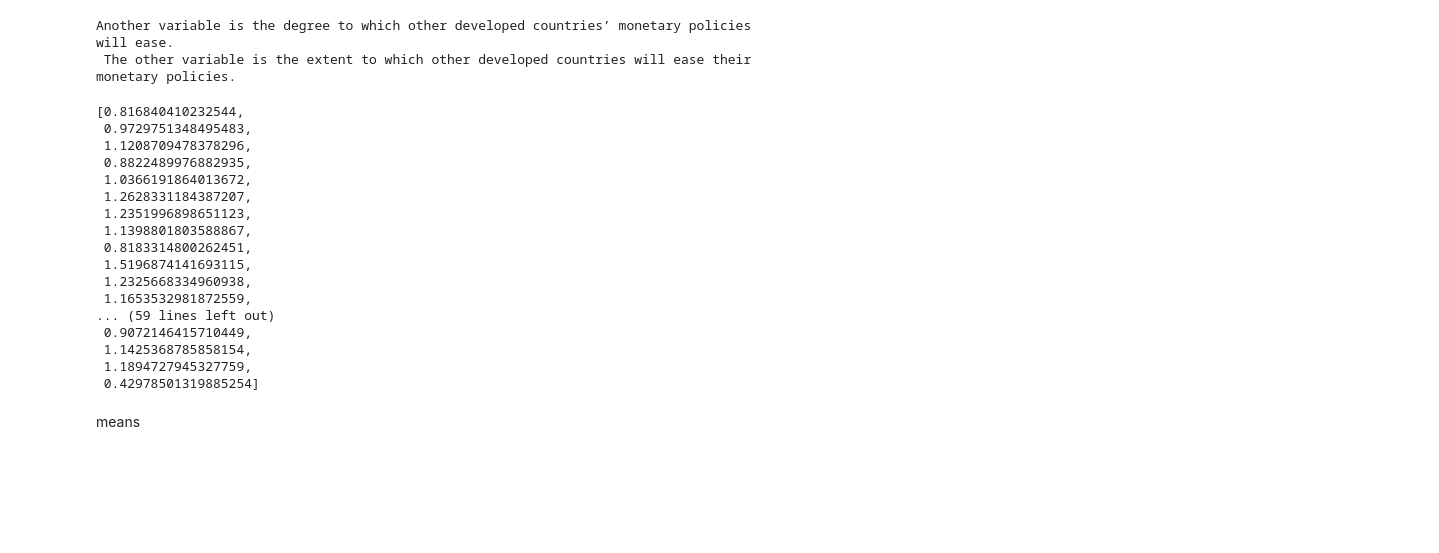
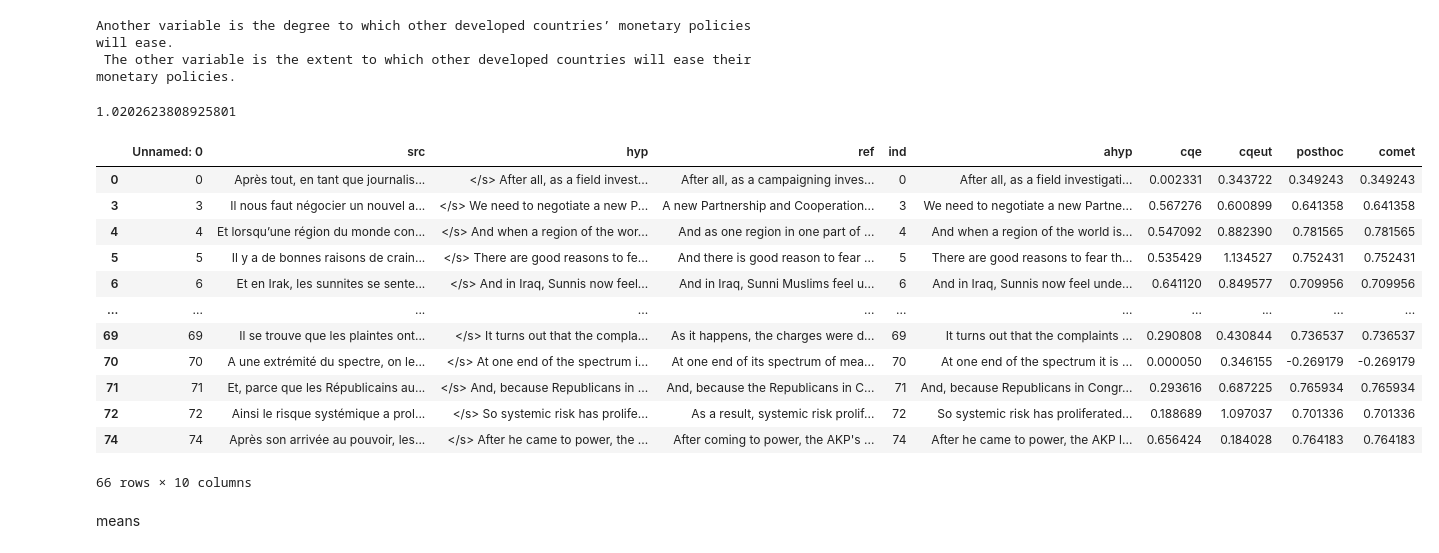
Before and after one commit to PrasannS/eel-reranking, a Jupyter notebook: lattice_deg_explore.ipynb, the cells around one changed output. Saved outputs shown, nothing was run; the diff lists cells and outputs as text; code cells hidden in the pictures; blank space fills up the shorter version.

```diff
--- a/lattice_deg_explore.ipynb
+++ b/lattice_deg_explore.ipynb
@@ -103,10 +67,8 @@ mean(comsco)
 # %%
-
-
 def get_act_hyps(hyplist, cutoff):
     res = []
     for h in hyplist:
-        cind = h[3:].index(cutoff)+len(cutoff)+3
+        cind = h.index(cutoff)+len(cutoff)
         res.append(h[cind:])
     return res
 
@@ -114,7 +76,7 @@ def get_process_lpreds(filename):
     lpreds = pd.read_csv(filename)
     lpreds['ind'] = lpreds['Unnamed: 0']
     lpreds = lpreds.dropna()
-    lpreds['ahyp'] = get_act_hyps(lpreds['hyp'], "<s>")
+    lpreds['ahyp'] = get_act_hyps(lpreds['hyp'], "</s>")
     frname = "./torchsaved/maskedcont4.pt"
     cqe, comet, posthoc, cqeut = gendata_scores(lpreds['ahyp'], lpreds['src'], lpreds['ref'], frname, "fr-en")
     lpreds['cqe'] = cqe
@@ -125,9 +87,24 @@ def get_process_lpreds(filename):
     lpreds['comet'] = comsco
     return lpreds
 
+def get_justcomet(filename):
+    lpreds = pd.read_csv(filename)
+    lpreds['ind'] = lpreds['Unnamed: 0']
+    lpreds = lpreds.dropna()
+    lpreds['ahyp'] = get_act_hyps(lpreds['hyp'], "</s>")
+    comsco = get_scores_auto(lpreds['ahyp'], lpreds['src'], lpreds['ref'], "comet", "")
+    lpreds['comet'] = comsco
+    return lpreds
 #GFILE = 'frenchlatpreds3.csv'
 # %%
 #defpreds = get_process_lpreds("defpreds.csv")
 #multpreds = get_process_lpreds("multpreds.csv")
-waddpreds = get_process_lpreds("waddpreds1.csv")
+#10 - 0.6608
+#15 - 0.6604
+#20 - 0.663
+#30 - 0.662
+#22 - 0.665
+#24 - 0.666
+waddpreds = get_process_lpreds("noweightpreds.csv")
+mean(waddpreds['comet'])
 # %% [output]
@@ -318,5 +228,5 @@ mean(defpreds['cqeut'][:75])
 # %%
-tpreds = lpreds[lpreds['ind']<75]
+tpreds = waddpreds[waddpreds['ind']<75]
 tuns = tpreds['ind'].unique()
 # %%
 # Get all the appropriate scores based on the data that we got
@@ -476,25 +386,25 @@ means, maxes = getcomp_scatter(bigres, ["cqeut"], "cqeutmean", "cqeutmax", filt,
 diffs = [maxes[i]-tpreds.iloc[i]['cqeut'] for i in range(len(maxes))]
 rdiffs = [maxes[i]-randlist[i] for i in range(len(maxes))]
 # %%
-maxes
+mean(maxes)
 # %% [output]
-[0.816840410232544,
- 0.9729751348495483,
- 1.1208709478378296,
- 0.8822489976882935,
- 1.0366191864013672,
- 1.2628331184387207,
- 1.2351996898651123,
- 1.1398801803588867,
- 0.8183314800262451,
- 1.5196874141693115,
- 1.2325668334960938,
- 1.1653532981872559,
-... (59 lines left out)
- 0.9072146415710449,
- 1.1425368785858154,
- 1.1894727945327759,
- 0.42978501319885254]
+1.0202623808925801
+# %%
+tpreds
+# %% [output]
+|  | Unnamed: 0 | src | hyp | ref | ind | ahyp | cqe | cqeut | posthoc | comet |
+| 0 | 0 | Après tout, en tant que journalis... | </s> After all, as a field invest... | After all, as a campaigning inves... | 0 | After all, as a field investigati... | 0.002331 | 0.343722 | 0.349243 | 0.349243 |
+| 3 | 3 | Il nous faut négocier un nouvel a... | </s> We need to negotiate a new P... | A new Partnership and Cooperation... | 3 | We need to negotiate a new Partne... | 0.567276 | 0.600899 | 0.641358 | 0.641358 |
+| 4 | 4 | Et lorsqu’une région du monde con... | </s> And when a region of the wor... | And as one region in one part of ... | 4 | And when a region of the world is... | 0.547092 | 0.882390 | 0.781565 | 0.781565 |
+| 5 | 5 | Il y a de bonnes raisons de crain... | </s> There are good reasons to fe... | And there is good reason to fear ... | 5 | There are good reasons to fear th... | 0.535429 | 1.134527 | 0.752431 | 0.752431 |
+| 6 | 6 | Et en Irak, les sunnites se sente... | </s> And in Iraq, Sunnis now feel... | And in Iraq, Sunni Muslims feel u... | 6 | And in Iraq, Sunnis now feel unde... | 0.641120 | 0.849577 | 0.709956 | 0.709956 |
+| ... | ... | ... | ... | ... | ... | ... | ... | ... | ... | ... |
+| 69 | 69 | Il se trouve que les plaintes ont... | </s> It turns out that the compla... | As it happens, the charges were d... | 69 | It turns out that the complaints ... | 0.290808 | 0.430844 | 0.736537 | 0.736537 |
+| 70 | 70 | A une extrémité du spectre, on le... | </s> At one end of the spectrum i... | At one end of its spectrum of mea... | 70 | At one end of the spectrum it is ... | 0.000050 | 0.346155 | -0.269179 | -0.269179 |
+| 71 | 71 | Et, parce que les Républicains au... | </s> And, because Republicans in ... | And, because the Republicans in C... | 71 | And, because Republicans in Congr... | 0.293616 | 0.687225 | 0.765934 | 0.765934 |
+| 72 | 72 | Ainsi le risque systémique a prol... | </s> So systemic risk has prolife... | As a result, systemic risk prolif... | 72 | So systemic risk has proliferated... | 0.188689 | 1.097037 | 0.701336 | 0.701336 |
+| 74 | 74 | Après son arrivée au pouvoir, les... | </s> After he came to power, the ... | After coming to power, the AKP's ... | 74 | After he came to power, the AKP l... | 0.656424 | 0.184028 | 0.764183 | 0.764183 |
+66 rows × 10 columns
 # %% [markdown]
 means
 # %%
```
Also changed, not shown: parts of 24 cells of this notebook, 3 other files.
